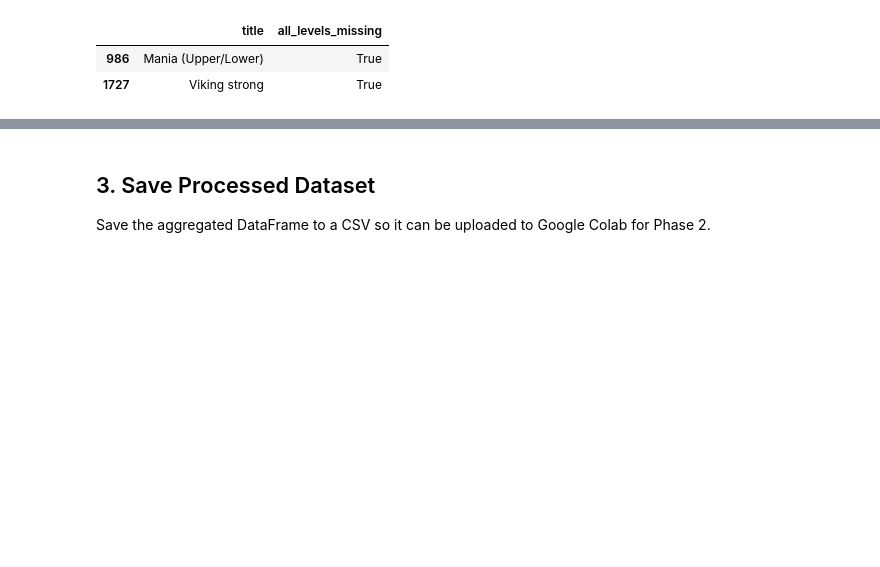
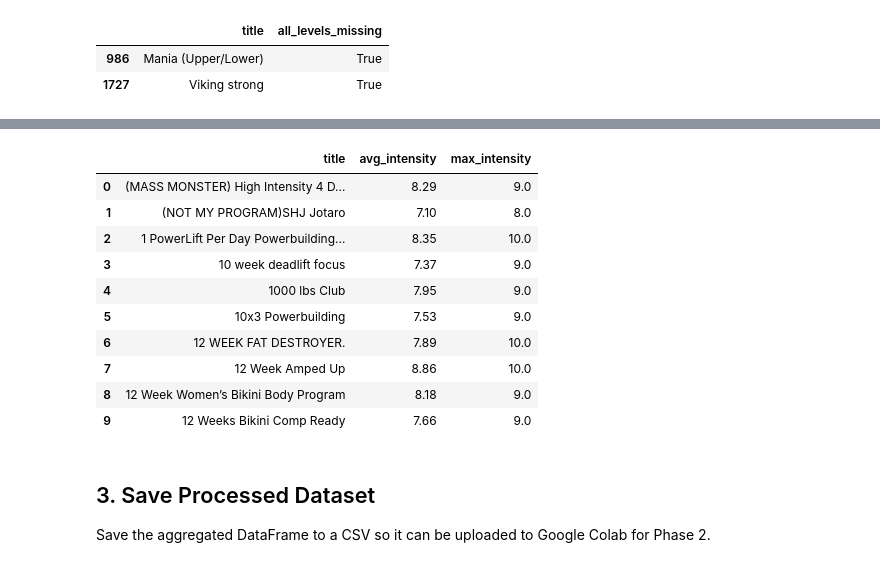
Before and after one commit to sgraziabile/proyecto-mineria, a Jupyter notebook: notebooks/01_data_preprocessing_and_eda.ipynb, the cells around one changed output, grey strips where cells are left out. Drawn from its saved outputs; the diff is of its cells as text; code cells hidden in the pictures; blank space fills up the shorter version.

```diff
--- a/notebooks/01_data_preprocessing_and_eda.ipynb
+++ b/notebooks/01_data_preprocessing_and_eda.ipynb
@@ -455,0 +457,7 @@ Showing 288 rows for routine: 'Mania (Upper/Lower)'
+# %%
+# --- 2. REMOVE THE BAD ROUTINES ---
+# Extract the titles of the bad routines
+bad_titles = completely_missing_routines['title']
+# Filter df_final to keep only rows where the title is NOT (~) in the bad_titles list
+df_final = df_final[~df_final['title'].isin(bad_titles)]
+print(f"Successfully removed those {len(bad_titles)} routines from df_final")
@@ -456,3 +575,33 @@ Showing 288 rows for routine: 'Mania (Upper/Lower)'
+# %%
+def get_routine_intensity_stats(df):
+    """
+    Calculates both the average intensity and the maximum intensity
+    for the entire routine.
+    """
+    # Group by routine title and calculate mean and max simultaneously
+    intensity_stats = df.groupby('title').agg(
+        avg_intensity=('intensity', 'mean'),
+        max_intensity=('intensity', 'max')
+    ).round(2).reset_index()
+
+    return intensity_stats
+
+# --- How to use it ---
+df_intensity = get_routine_intensity_stats(df_final)
+
+display(df_intensity.head(10))
+# %% [output]
+|  | title | avg_intensity | max_intensity |
+| 0 | (MASS MONSTER) High Intensity 4 D... | 8.29 | 9.0 |
+| 1 | (NOT MY PROGRAM)SHJ Jotaro | 7.10 | 8.0 |
+| 2 | 1 PowerLift Per Day Powerbuilding... | 8.35 | 10.0 |
+| 3 | 10 week deadlift focus | 7.37 | 9.0 |
+| 4 | 1000 lbs Club | 7.95 | 9.0 |
+| 5 | 10x3 Powerbuilding | 7.53 | 9.0 |
+| 6 | 12 WEEK FAT DESTROYER. | 7.89 | 10.0 |
+| 7 | 12 Week Amped Up | 8.86 | 10.0 |
+| 8 | 12 Week Women’s Bikini Body Program | 8.18 | 9.0 |
+| 9 | 12 Weeks Bikini Comp Ready | 7.66 | 9.0 |
 # %% [markdown]
 ## 3. Save Processed Dataset
 
```
Also changed, not shown: parts of 8 cells of this notebook.
